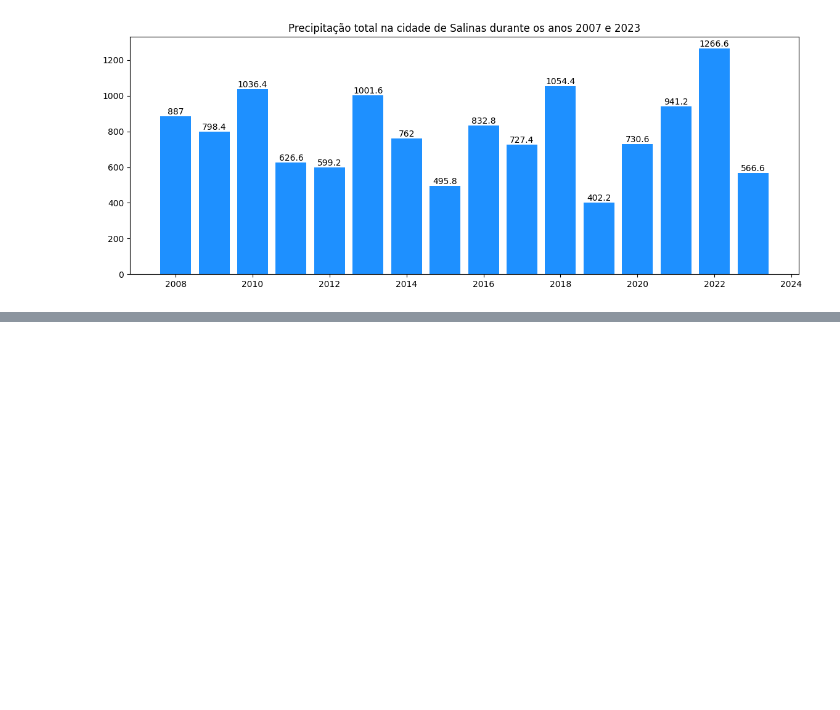
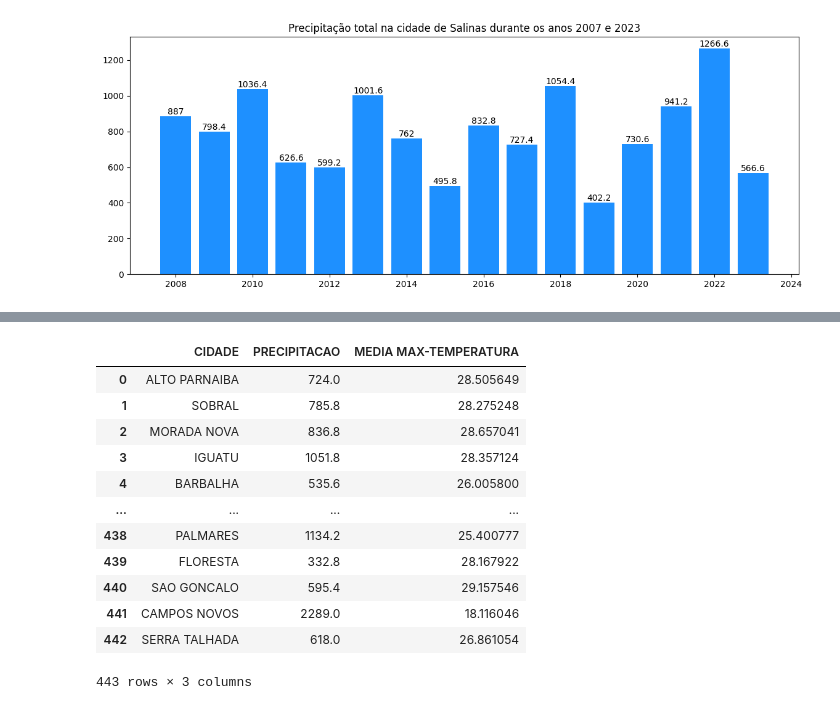
Before and after one commit to nfmmendes/INMET-data-play, a Jupyter notebook: Dados Metereológicos do INMET.ipynb, the cells around one changed output, grey strips where cells are left out. Cells and saved outputs as stored; diff of their text form; code cells hidden in the pictures; blank space fills up the shorter version.

```diff
--- a/Dados Metereológicos do INMET.ipynb
+++ b/Dados Metereológicos do INMET.ipynb
@@ -350,0 +387,16 @@ plt.show()
+# %%
+display(df_precipitation_avg_max_temp)
+# %% [output]
+|  | CIDADE | PRECIPITACAO | MEDIA MAX-TEMPERATURA |
+| 0 | ALTO PARNAIBA | 724.0 | 28.505649 |
+| 1 | SOBRAL | 785.8 | 28.275248 |
+| 2 | MORADA NOVA | 836.8 | 28.657041 |
+| 3 | IGUATU | 1051.8 | 28.357124 |
+| 4 | BARBALHA | 535.6 | 26.005800 |
+| ... | ... | ... | ... |
+| 438 | PALMARES | 1134.2 | 25.400777 |
+| 439 | FLORESTA | 332.8 | 28.167922 |
+| 440 | SAO GONCALO | 595.4 | 29.157546 |
+| 441 | CAMPOS NOVOS | 2289.0 | 18.116046 |
+| 442 | SERRA TALHADA | 618.0 | 26.861054 |
+443 rows × 3 columns
```
Also changed, not shown: parts of 2 cells of this notebook.
